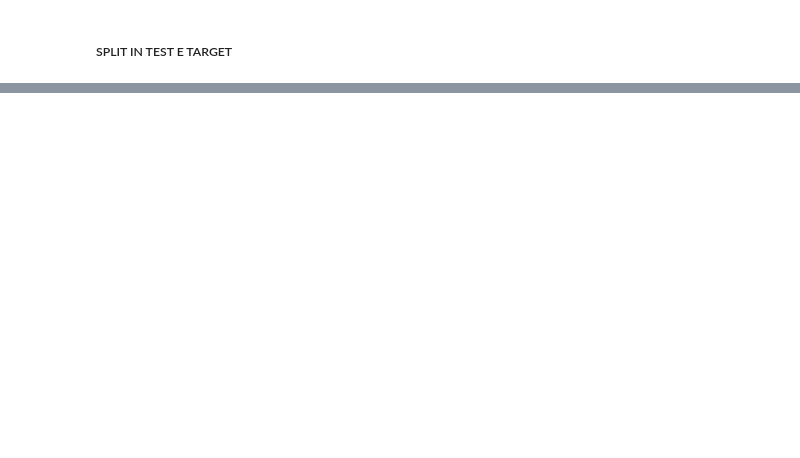
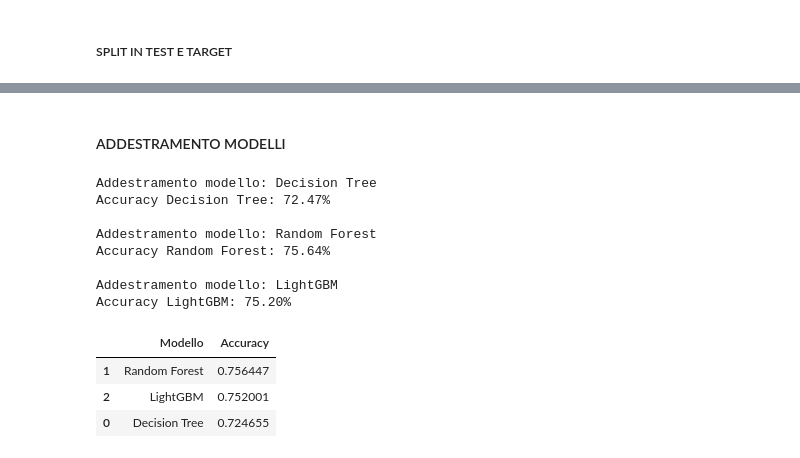
Before and after one commit to lunazenon/ClassificazioneGeneriMusicali, a Jupyter notebook: classificazione_generi_musicali.ipynb, the cells around one changed output, grey strips where cells are left out. Drawn from its saved outputs; the diff is of its cells as text; code cells hidden in the pictures; blank space fills up the shorter version.

```diff
--- a/classificazione_generi_musicali.ipynb
+++ b/classificazione_generi_musicali.ipynb
@@ -698,0 +658,71 @@ Modello: LightGBM (Massima Performance)   | Accuracy Ottenuta: 57.44%
+# %% [markdown]
+#### ADDESTRAMENTO MODELLI
+# %%
+
+modelli = {
+    "Decision Tree": RandomForestClassifier(
+        n_estimators=1,
+        max_depth=20,
+        random_state=42,
+        n_jobs=-1
+    ),
+
+    "Random Forest": RandomForestClassifier(
+        n_estimators=50,
+        max_depth=25,
+        min_samples_split=4,
+        min_samples_leaf=2,
+        random_state=42,
+        n_jobs=-1
+    ),
+
+
+
+    "LightGBM": lgb.LGBMClassifier(
+        n_estimators=500,
+        learning_rate=0.03,
+        num_leaves=63,
+        max_depth=-1,
+        subsample=0.8,
+        colsample_bytree=0.8,
+        random_state=42,
+        verbosity=-1
+    )
+}
+
+
+
+risultati = {}
+
+for nome, modello in modelli.items():
+    print(f"\nAddestramento modello: {nome}")
+
+    modello.fit(X_train_scaled, y_train)
+
+    predizioni = modello.predict(X_test_scaled)
+
+    acc = accuracy_score(y_test, predizioni)
+
+    risultati[nome] = acc
+
+    print(f"Accuracy {nome}: {acc:.2%}")
+
+risultati_df = pd.DataFrame({
+    "Modello": risultati.keys(),
+    "Accuracy": risultati.values()
+}).sort_values("Accuracy", ascending=False)
+
+display(risultati_df)
+# %% [output]
+Addestramento modello: Decision Tree
+Accuracy Decision Tree: 72.47%
+
+Addestramento modello: Random Forest
+Accuracy Random Forest: 75.64%
+
+Addestramento modello: LightGBM
+Accuracy LightGBM: 75.20%
+|  | Modello | Accuracy |
+| 1 | Random Forest | 0.756447 |
+| 2 | LightGBM | 0.752001 |
+| 0 | Decision Tree | 0.724655 |
```
Also changed, not shown: parts of 33 cells of this notebook.
